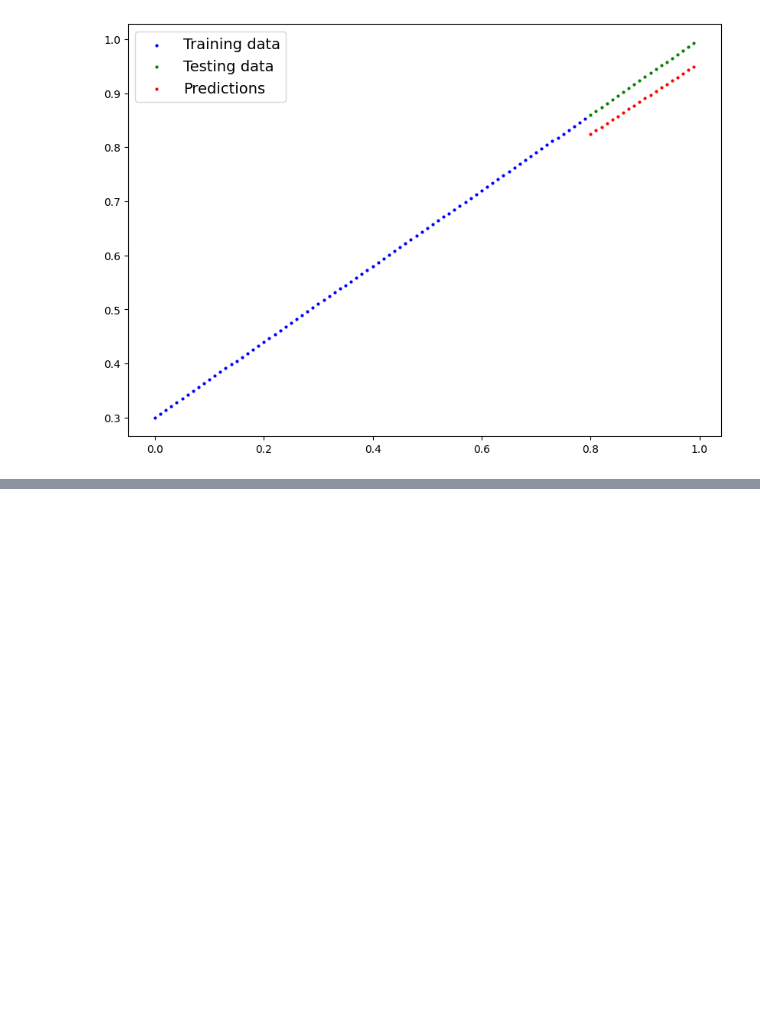
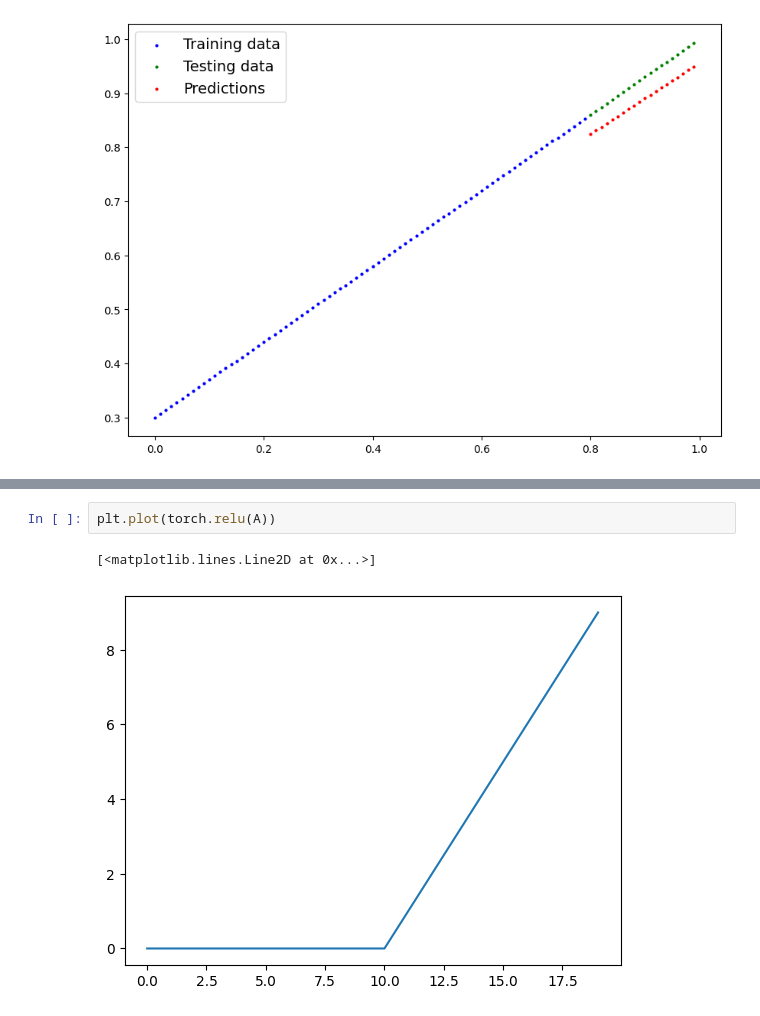
Before and after one commit to srikrish2812/pytorch_practice, a Jupyter notebook: torch_2_classification.ipynb, the cells around one changed output, grey strips where cells are left out. Drawn from its saved outputs; the diff is of its cells as text; blank space fills up the shorter version.

```diff
--- a/torch_2_classification.ipynb
+++ b/torch_2_classification.ipynb
@@ -598,0 +754,5 @@ plot_predictions(
+# %%
+plt.plot(torch.relu(A))
+# %% [output]
+[<matplotlib.lines.Line2D at 0x...>]
+[figure, added]
```
Also changed, not shown: parts of 25 cells of this notebook.
